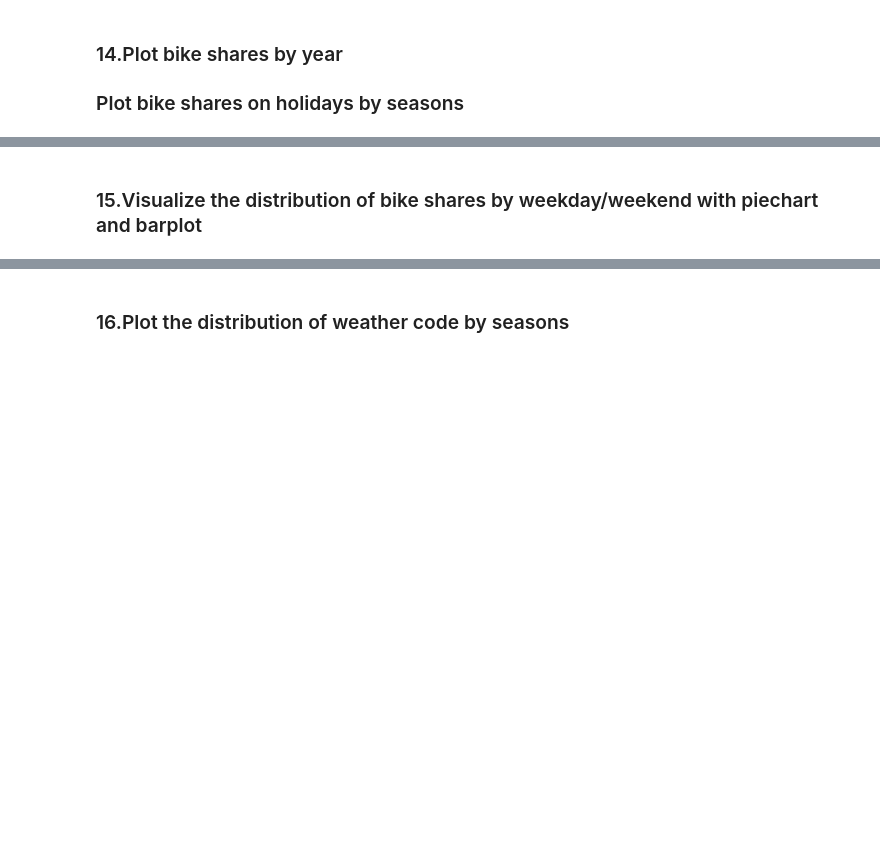
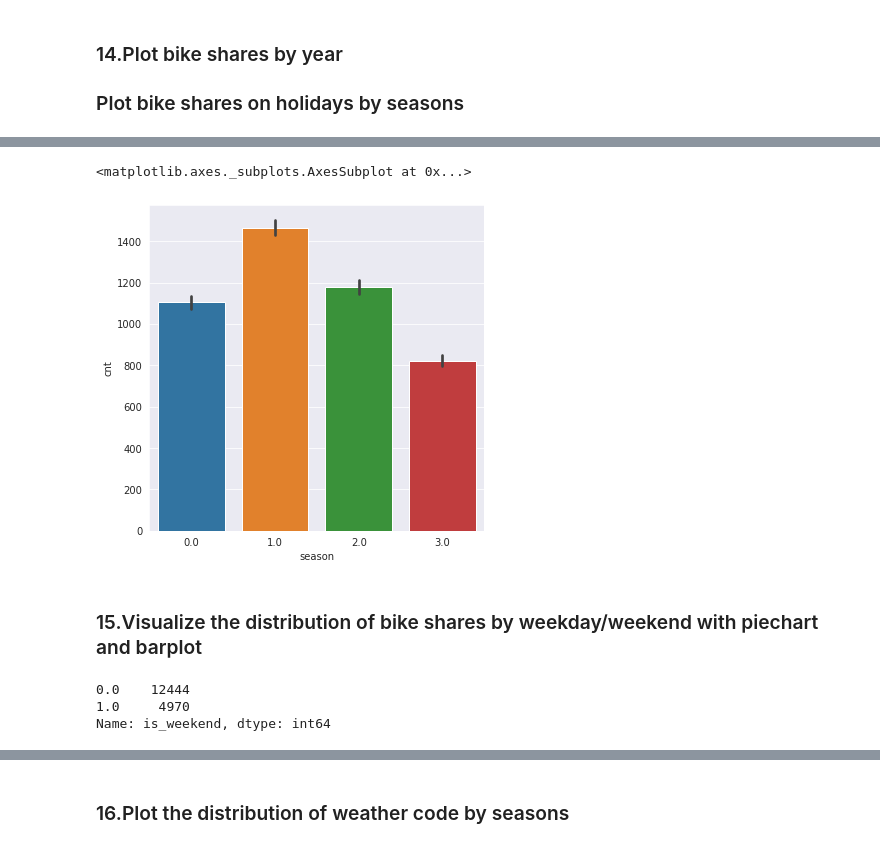
Before and after one commit to mehmetsar/DA_assignments, a Jupyter notebook: DV_capstone_student_ipynb_adlı_not_defterinin_kopyası.ipynb, the cells around one changed output, grey strips where cells are left out. Saved outputs shown, nothing was run; the diff lists cells and outputs as text; code cells hidden in the pictures; blank space fills up the shorter version.

```diff
--- a/DV_capstone_student_ipynb_adlı_not_defterinin_kopyası.ipynb
+++ b/DV_capstone_student_ipynb_adlı_not_defterinin_kopyası.ipynb
@@ -398,0 +407,7 @@ df3.reset_index().T
+# %%
+# with barplot
+plt.figure(figsize=(6,6))
+sns.barplot(df.season,df.cnt)
+# %% [output]
+<matplotlib.axes._subplots.AxesSubplot at 0x...>
+[figure, added]
@@ -402,0 +419,6 @@ df3.reset_index().T
+# %%
+df.is_weekend.value_counts()
+# %% [output]
+0.0    12444
+1.0     4970
+Name: is_weekend, dtype: int64
```
Also changed, not shown: parts of 17 cells of this notebook.
